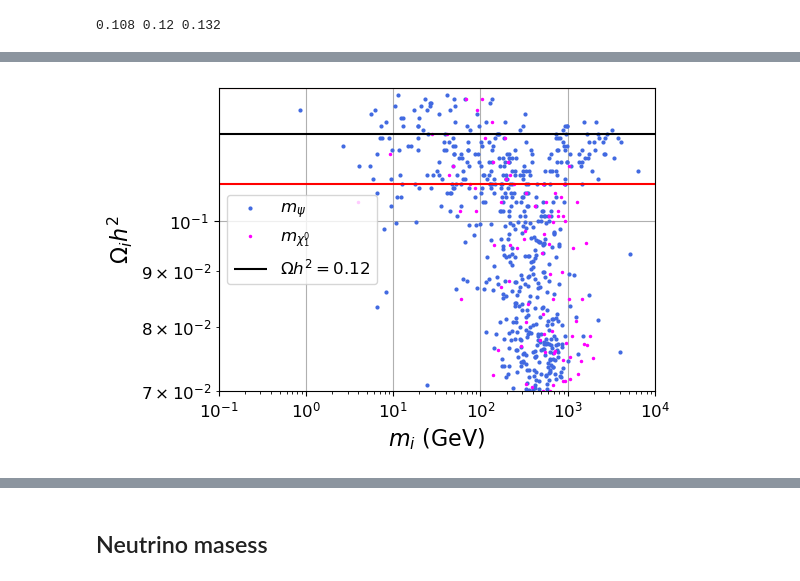
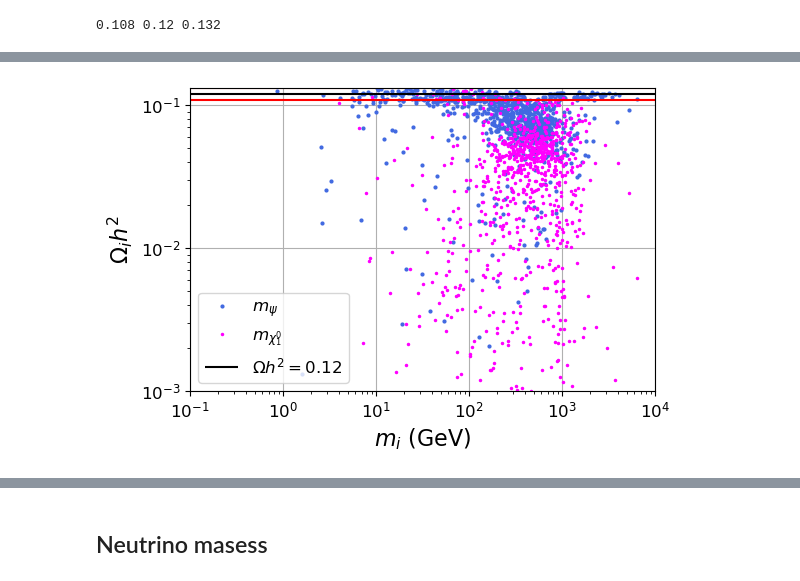
Before and after one commit to davidsuarezr/MDEO, a Jupyter notebook: random-scan-DM.ipynb, the cells around one changed output, grey strips where cells are left out. Drawn from its saved outputs; the diff is of its cells as text; code cells hidden in the pictures.

```diff
--- a/random-scan-DM.ipynb
+++ b/random-scan-DM.ipynb
@@ -75,24 +75,24 @@ xd.shape
 # %%
 plt.figure(figsize=(6,4))
 
 plt.loglog(xd.mChi,xd.Omega1,color='royalblue', marker='.',ms=4,linestyle='',label='$m_\psi$')
 plt.loglog(xd.mXi_1,xd.Omega2,color='magenta', marker='.',ms=3,linestyle='',label='$m_{\chi_1^0}$')
 
 plt.hlines(Omega_max,0.1,1e4, 'r',label=r'')
 plt.hlines(Omega_min,0.1,1e4, 'r',label=r'')
 
 plt.hlines(Omega,0.1,1e4, 'k',label=r'$\Omega h^2=$0.12')
 
 plt.xlabel(r'$m_i$ (GeV)',size=16)
 plt.ylabel(r'$\Omega_i h^2$',size=16)
 plt.legend()
 plt.grid()
 
 #plt.ylim(Omega_min,Omega_max)
-plt.ylim(7e-2,Omega_max)
+plt.ylim(1e-3,Omega_max)
 plt.xlim(0.1, 1e4)
 #plt.savefig('plots/DM.pdf')
 
 plt.tight_layout()
 # %% [output]
-[figure, old version]
+[figure, new version]
```
Also changed, not shown: parts of 37 cells of this notebook, 3 other files.
